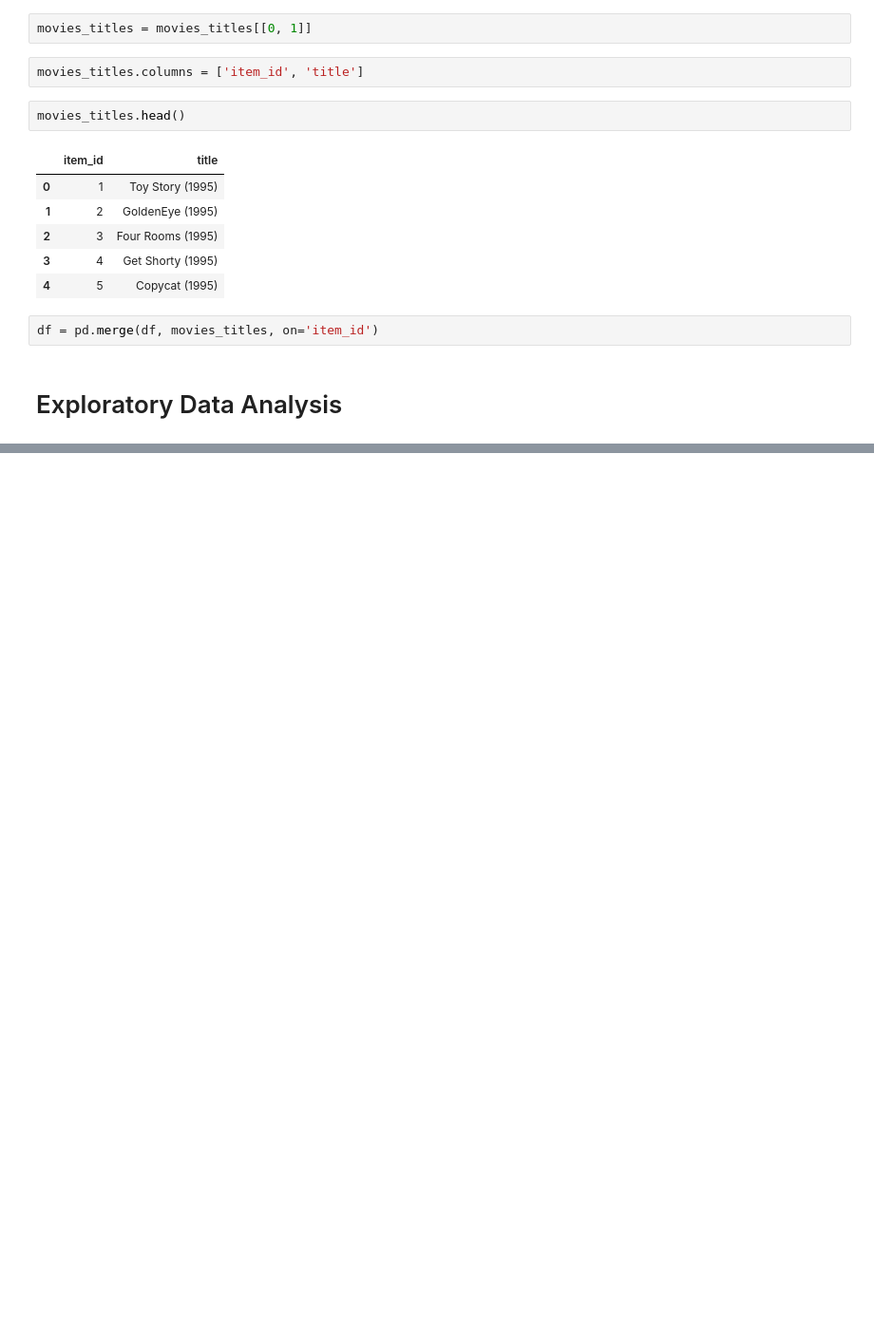
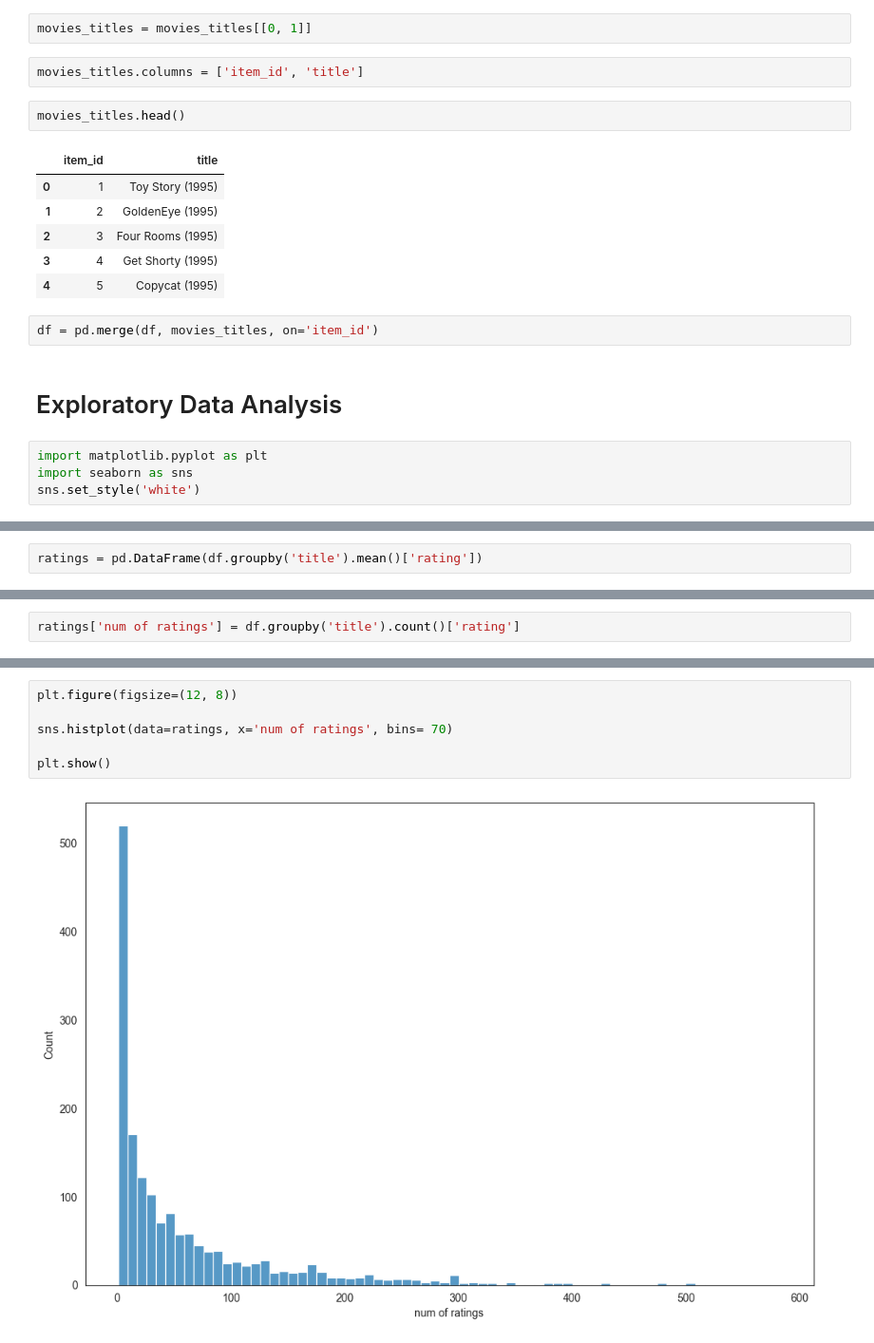
Before and after one commit to jayr0n/CodingBlocks, a Jupyter notebook: Movie/movie_reco.ipynb, the cells around one changed output, grey strips where cells are left out. Shown at 95% size. Cells and saved outputs as stored; diff of their text form; blank space fills up the shorter version.

```diff
--- a/Movie/movie_reco.ipynb
+++ b/Movie/movie_reco.ipynb
@@ -54,3 +54,7 @@ movies_titles.head()
 df = pd.merge(df, movies_titles, on='item_id')
 # %% [markdown]
 # Exploratory Data Analysis
+# %%
+import matplotlib.pyplot as plt
+import seaborn as sns
+sns.set_style('white')
@@ -56,0 +103,2 @@ df = pd.merge(df, movies_titles, on='item_id')
+# %%
+ratings = pd.DataFrame(df.groupby('title').mean()['rating'])
@@ -56,0 +115,2 @@ df = pd.merge(df, movies_titles, on='item_id')
+# %%
+ratings['num of ratings'] = df.groupby('title').count()['rating']
@@ -56,0 +151,8 @@ df = pd.merge(df, movies_titles, on='item_id')
+# %%
+plt.figure(figsize=(12, 8))
+
+sns.histplot(data=ratings, x='num of ratings', bins= 70)
+
+plt.show()
+# %% [output]
+[figure, added]
```
Also changed, not shown: parts of 9 cells of this notebook.
